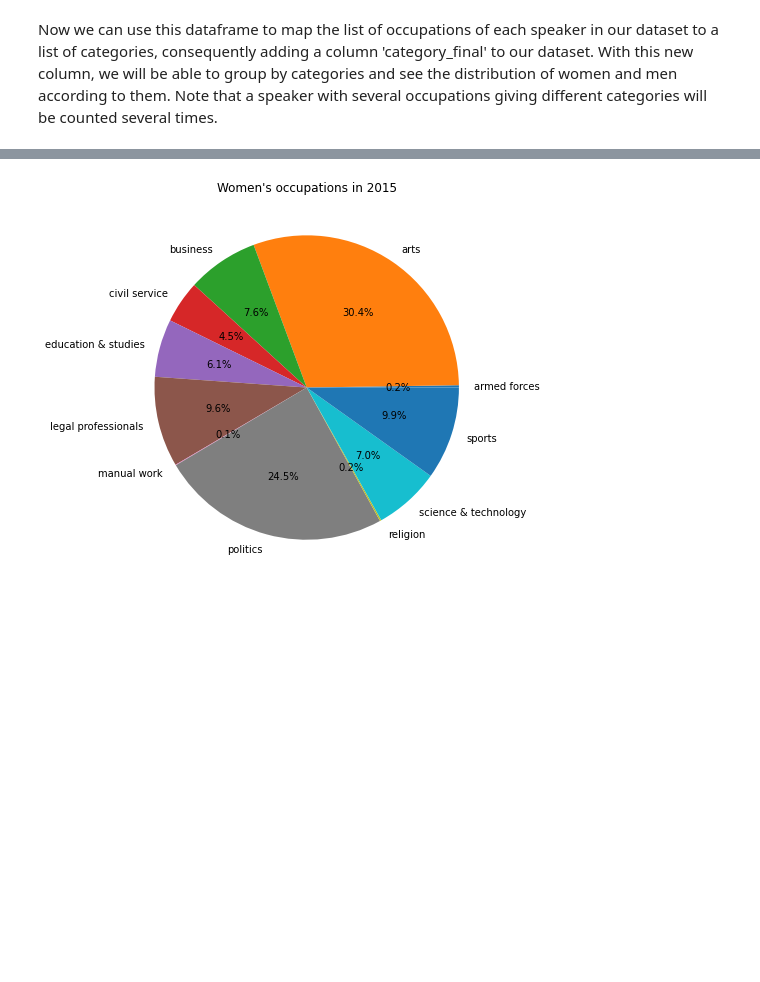
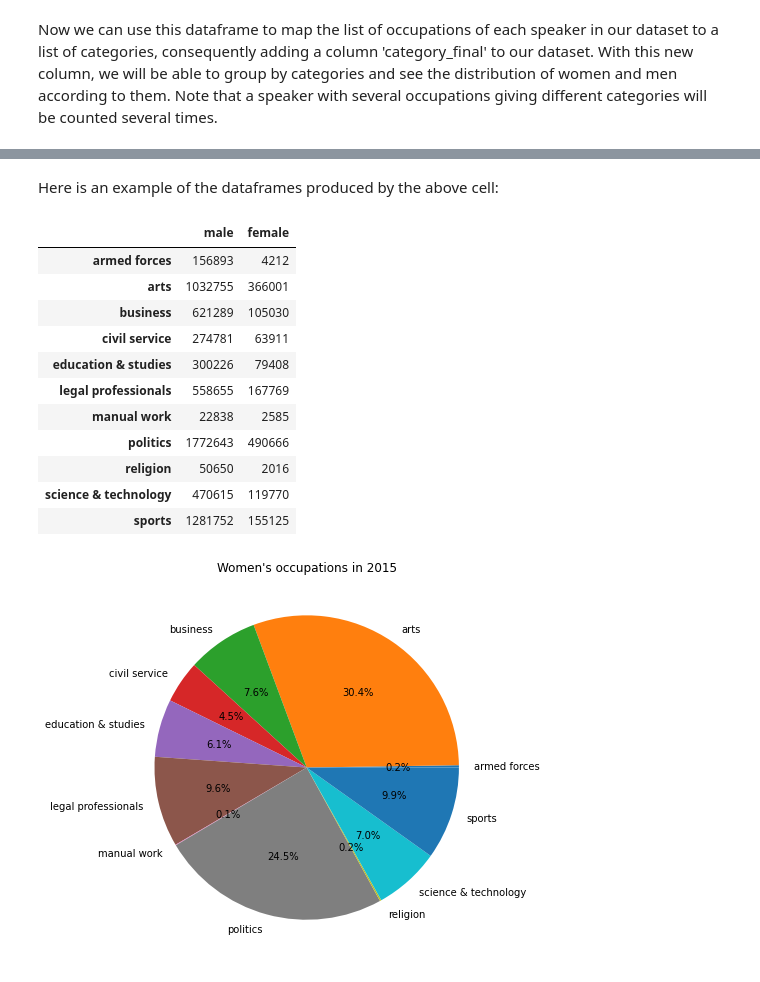
Before and after one commit to epfl-ada/ada-2021-project-adata-scientists, a Jupyter notebook: milestone2.ipynb, the cells around one changed output, grey strips where cells are left out. Cells and saved outputs as stored; diff of their text form; code cells hidden in the pictures; blank space fills up the shorter version.

Commit message:
added example dfs for occupations & sentiment

```diff
--- a/milestone2.ipynb
+++ b/milestone2.ipynb
@@ -1312,6 +1312,25 @@ for i,year in enumerate(years):
 # %% [markdown]
 The following is a screenshot of the prints produced by the above cell.
 ![print_occs](./images/print_occs.png)
+# %% [markdown]
+Here is an example of the dataframes produced by the above cell:
+# %%
+with open('./data/genders_per_categories-2020.pkl', 'rb') as f:
+    df = pkl.load(f)
+df
+# %% [output]
+|  | male | female |
+| armed forces | 156893 | 4212 |
+| arts | 1032755 | 366001 |
+| business | 621289 | 105030 |
+| civil service | 274781 | 63911 |
+| education & studies | 300226 | 79408 |
+| legal professionals | 558655 | 167769 |
+| manual work | 22838 | 2585 |
+| politics | 1772643 | 490666 |
+| religion | 50650 | 2016 |
+| science & technology | 470615 | 119770 |
+| sports | 1281752 | 155125 |
 # %%
 female_occ_2015=pd.DataFrame()
 female_occ_2016=pd.DataFrame()
```
Also changed, not shown: parts of 2 cells of this notebook.
